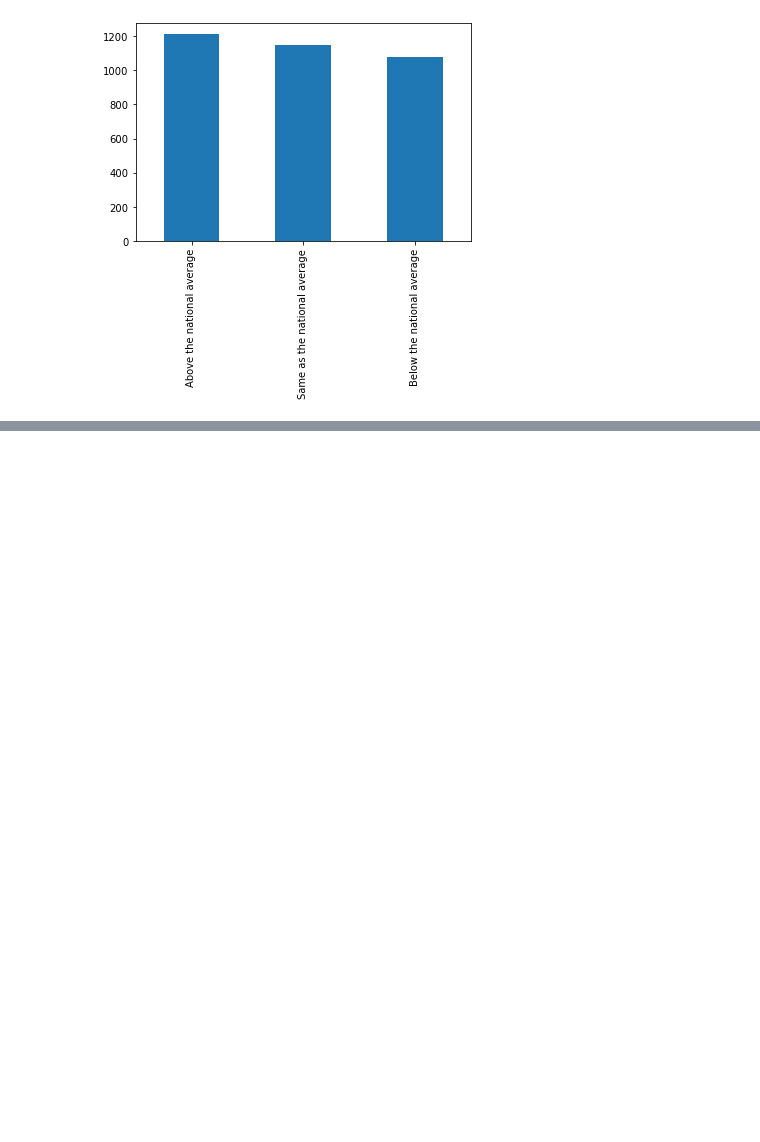
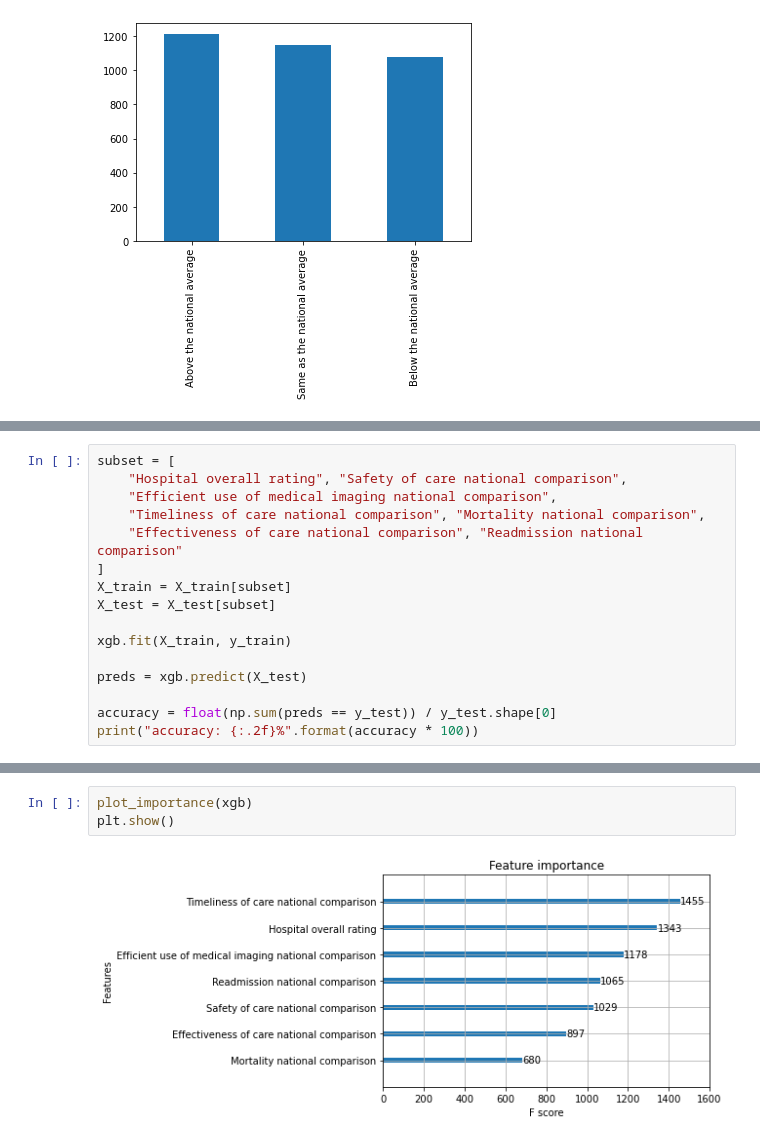
Before and after one commit to DarkArtist-AM/metis-project-work, a Jupyter notebook: metis_project_3_code.ipynb, the cells around one changed output, grey strips where cells are left out. Saved outputs shown, nothing was run; the diff lists cells and outputs as text; blank space fills up the shorter version.

```diff
--- a/metis_project_3_code.ipynb
+++ b/metis_project_3_code.ipynb
@@ -55,0 +181,16 @@ df_clean['Patient experience national comparison'].value_counts().plot(kind='bar
+# %%
+subset = [
+    "Hospital overall rating", "Safety of care national comparison",
+    "Efficient use of medical imaging national comparison",
+    "Timeliness of care national comparison", "Mortality national comparison",
+    "Effectiveness of care national comparison", "Readmission national comparison"
+]
+X_train = X_train[subset]
+X_test = X_test[subset]
+
+xgb.fit(X_train, y_train)
+
+preds = xgb.predict(X_test)
+
+accuracy = float(np.sum(preds == y_test)) / y_test.shape[0]
+print("accuracy: {:.2f}%".format(accuracy * 100))
@@ -55,0 +200,5 @@ df_clean['Patient experience national comparison'].value_counts().plot(kind='bar
+# %%
+plot_importance(xgb)
+plt.show()
+# %% [output]
+[figure, added]
```
Also changed, not shown: parts of 12 cells of this notebook, 3 other files.
